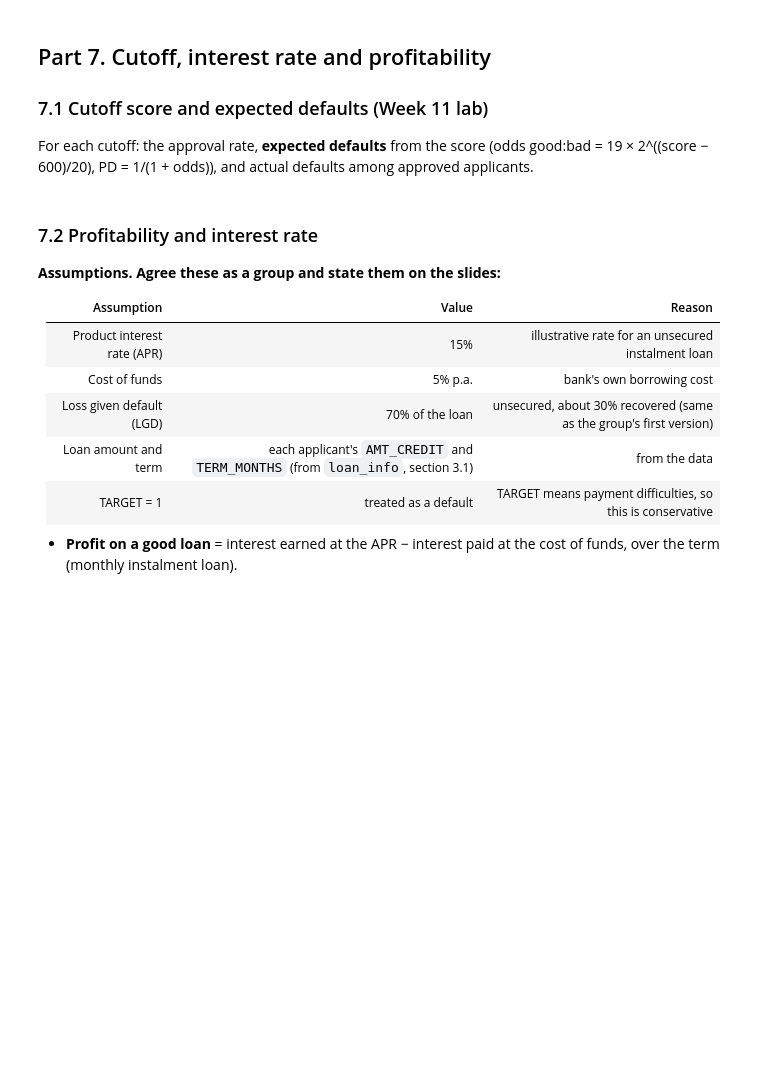
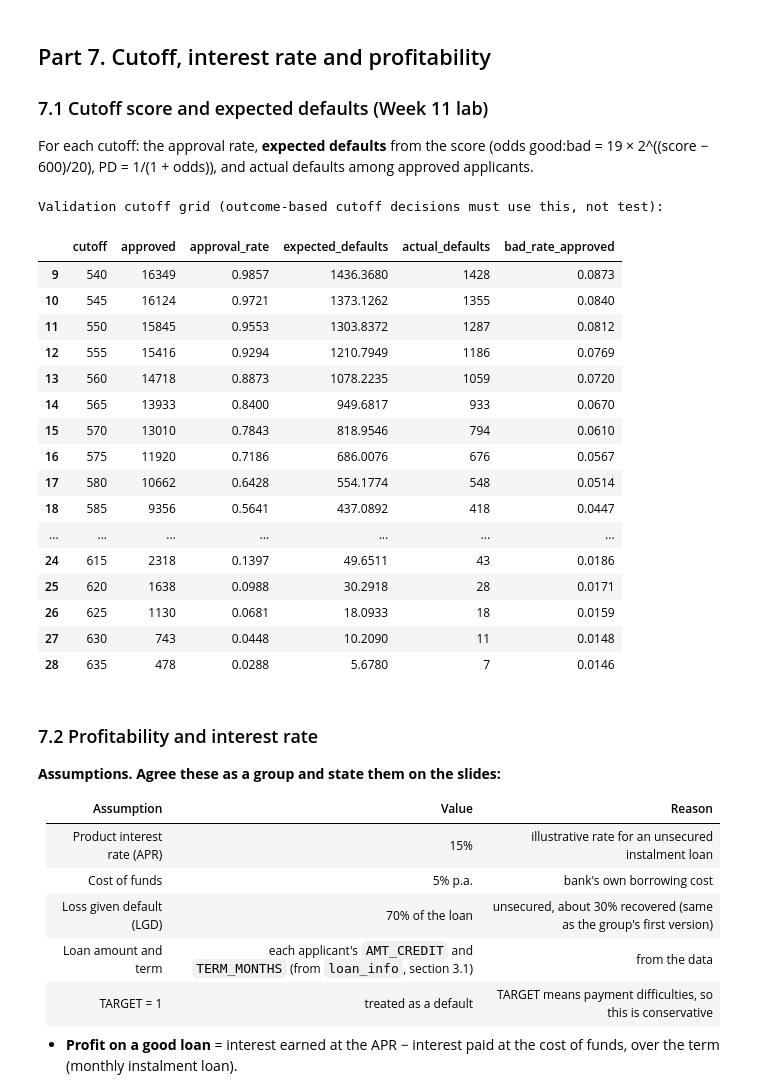
Before and after one commit to AmateurMadman/is453-group7-credit-scorecard, a Jupyter notebook: IS453_G7_Scorecard_Combined.ipynb, the cells around one changed output. Drawn from its saved outputs; the diff is of its cells as text; code cells hidden in the pictures; blank space fills up the shorter version.

```diff
--- a/IS453_G7_Scorecard_Combined.ipynb
+++ b/IS453_G7_Scorecard_Combined.ipynb
@@ -494,0 +843,8 @@ coarse_summary.round(4)
+# %%
+# NEW — coarse-grouping verification
+assert set(coarse_kept).issubset(set(bins))
+assert np.isfinite(coarse_summary['IV_coarse']).all(), 'Invalid coarse-class IV'
+assert all(coarse_summary.set_index('variable').loc[coarse_kept, 'IV_coarse'] >= .02)
+print('COARSE IV AUDIT: training-derived bins, finite IV and screened membership confirmed')
+print('Non-monotonic numeric exceptions (review for explainability):',
+      coarse_summary.loc[~coarse_summary['monotonic'], 'variable'].tolist())
@@ -699,18 +1300,42 @@ For each cutoff: the approval rate, **expected defaults** from the score
 # %%
 def cutoff_table(score, y, cutoffs):
     rows = []
     for cutoff in cutoffs:
         approved = score['score'] >= cutoff
         odds = 19 * 2 ** ((score.loc[approved, 'score'] - 600) / 20)
-        rows.append(dict(cutoff=cutoff, approved=int(approved.sum()), approval_rate=approved.mean(),
-                         expected_defaults=(1 / (1 + odds)).sum(), actual_defaults=int(y[approved].sum()),
+        rows.append(dict(cutoff=cutoff, approved=int(approved.sum()),
+                         approval_rate=approved.mean(),
+                         expected_defaults=float((1 / (1 + odds)).sum()),
+                         actual_defaults=int(y[approved].sum()),
                          bad_rate_approved=y[approved].mean()))
     return pd.DataFrame(rows)
 
-lowest = int(min(train_score.score.min(), test_score.score.min())) // 5 * 5      # first cutoff approves everyone
-cutoffs = list(range(lowest, int(train_score.score.quantile(.95)), 5))
+lowest = int(min(train_score.score.min(), valid_score.score.min())) // 5 * 5
+highest = int(max(train_score.score.quantile(.97), valid_score.score.quantile(.97)))
+cutoffs = list(range(lowest, highest + 6, 5))
 cutoff_train = cutoff_table(train_score, y_train, cutoffs)
-cutoff_train[cutoff_train.cutoff >= 540].round(4)        # below 540 almost everyone is approved
+cutoff_valid = cutoff_table(valid_score, y_valid, cutoffs)
+print('Validation cutoff grid (outcome-based cutoff decisions must use this, not test):')
+display(cutoff_valid[cutoff_valid.cutoff >= 540].round(4))
+# %% [output]
+Validation cutoff grid (outcome-based cutoff decisions must use this, not test):
+|  | cutoff | approved | approval_rate | expected_defaults | actual_defaults | bad_rate_approved |
+| 9 | 540 | 16349 | 0.9857 | 1436.3680 | 1428 | 0.0873 |
+| 10 | 545 | 16124 | 0.9721 | 1373.1262 | 1355 | 0.0840 |
+| 11 | 550 | 15845 | 0.9553 | 1303.8372 | 1287 | 0.0812 |
+| 12 | 555 | 15416 | 0.9294 | 1210.7949 | 1186 | 0.0769 |
+| 13 | 560 | 14718 | 0.8873 | 1078.2235 | 1059 | 0.0720 |
+| 14 | 565 | 13933 | 0.8400 | 949.6817 | 933 | 0.0670 |
+| 15 | 570 | 13010 | 0.7843 | 818.9546 | 794 | 0.0610 |
+| 16 | 575 | 11920 | 0.7186 | 686.0076 | 676 | 0.0567 |
+| 17 | 580 | 10662 | 0.6428 | 554.1774 | 548 | 0.0514 |
+| 18 | 585 | 9356 | 0.5641 | 437.0892 | 418 | 0.0447 |
+| ... | ... | ... | ... | ... | ... | ... |
+| 24 | 615 | 2318 | 0.1397 | 49.6511 | 43 | 0.0186 |
+| 25 | 620 | 1638 | 0.0988 | 30.2918 | 28 | 0.0171 |
+| 26 | 625 | 1130 | 0.0681 | 18.0933 | 18 | 0.0159 |
+| 27 | 630 | 743 | 0.0448 | 10.2090 | 11 | 0.0148 |
+| 28 | 635 | 478 | 0.0288 | 5.6780 | 7 | 0.0146 |
 # %% [markdown]
 ### 7.2 Profitability and interest rate
 **Assumptions. Agree these as a group and state them on the slides:**
```
Also changed, not shown: parts of 55 cells of this notebook.
